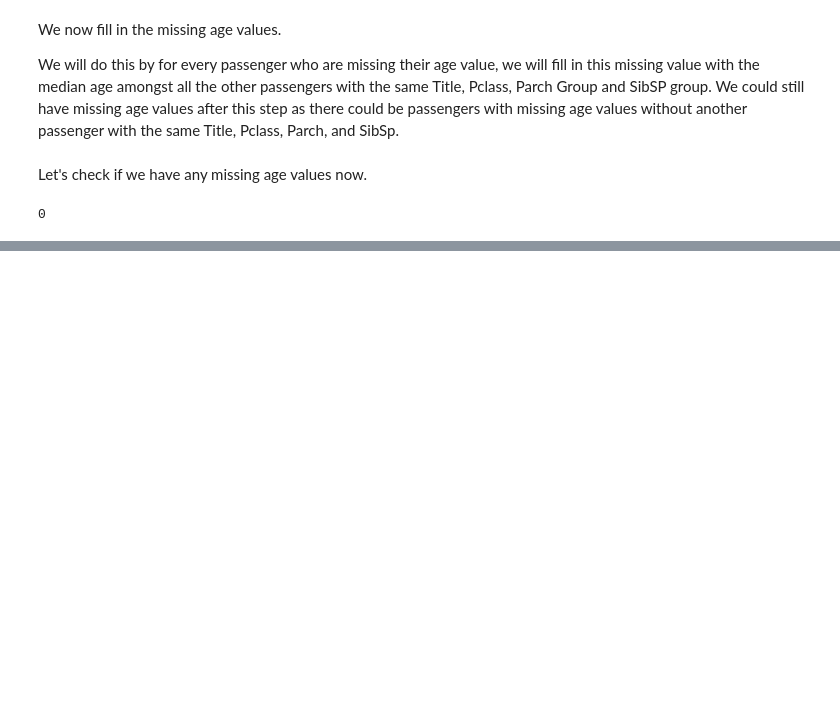
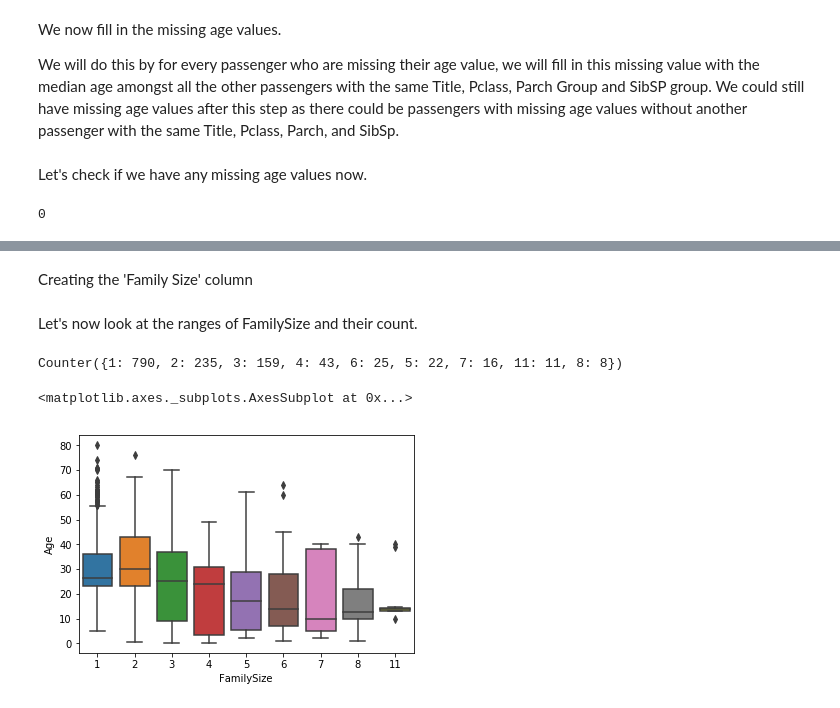
Before and after one commit to jacobk52/titanic_classification, a Jupyter notebook: python/titanic_classification.ipynb, the cells around one changed output, grey strips where cells are left out. Cells and saved outputs as stored; diff of their text form; code cells hidden in the pictures; blank space fills up the shorter version.

Commit message:
Completed feature engineering for Sex, FamilySize, Pclass, Embarked and Cabin.

```diff
--- a/python/titanic_classification.ipynb
+++ b/python/titanic_classification.ipynb
@@ -795,0 +798,4 @@ We are done processing age.
+# %%
+combined_df.drop('Title', axis=1, inplace=True)
+combined_df.drop('SibSpGroup', axis=1, inplace=True)
+combined_df.drop('ParchGroup', axis=1, inplace=True)
@@ -795,0 +818,2 @@ We are done processing age.
+# %%
+combined_df['Sex'] = combined_df['Sex'].map(lambda a:1 if a == 'male' else 0)
@@ -795,0 +842,16 @@ We are done processing age.
+# %% [markdown]
+Creating the 'Family Size' column
+# %%
+combined_df['FamilySize'] = combined_df['SibSp'] + combined_df['Parch'] + 1
+# %% [markdown]
+Let's now look at the ranges of FamilySize and their count.
+# %%
+familySize_counter = Counter(combined_df['FamilySize'])
+print(familySize_counter)
+# %% [output]
+Counter({1: 790, 2: 235, 3: 159, 4: 43, 6: 25, 5: 22, 7: 16, 11: 11, 8: 8})
+# %%
+sns.boxplot(x='FamilySize', y='Age', data=combined_df)
+# %% [output]
+<matplotlib.axes._subplots.AxesSubplot at 0x...>
+[figure, added]
```
Also changed, not shown: parts of 74 cells of this notebook.
